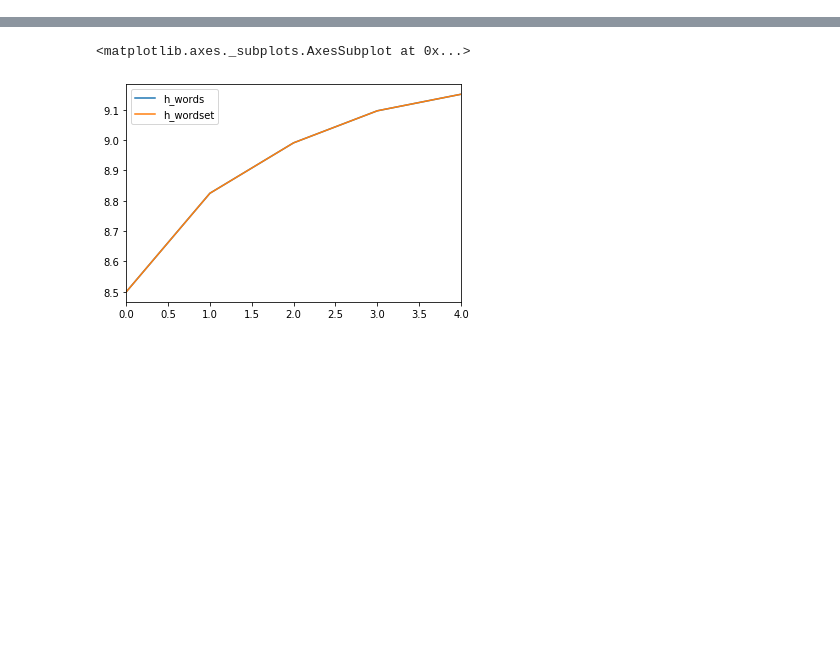
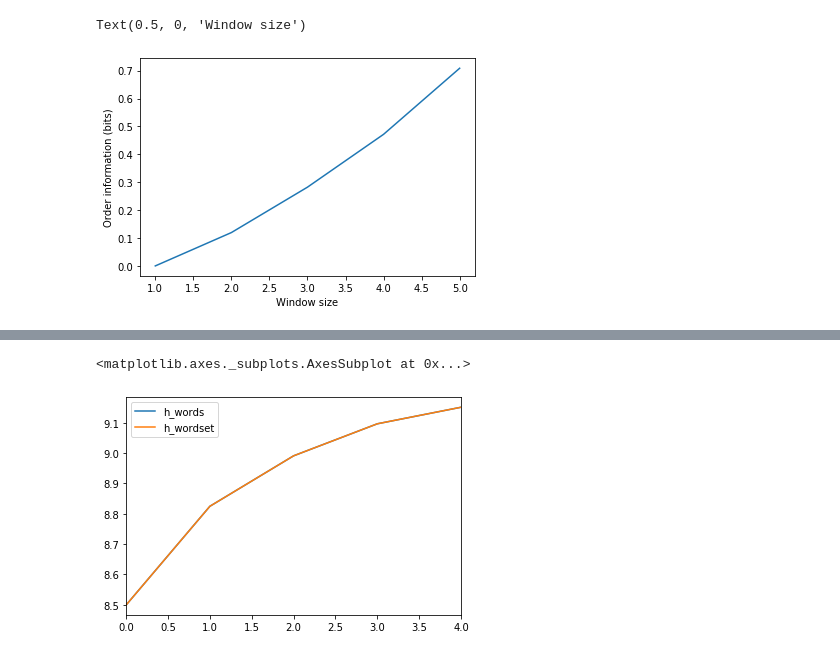
Before and after one commit to savoy1211/lsci199, a Jupyter notebook: lsci199/plot.ipynb, the cells around one changed output, grey strips where cells are left out. Drawn from its saved outputs; the diff is of its cells as text; code cells hidden in the pictures; blank space fills up the shorter version.

```diff
--- a/lsci199/plot.ipynb
+++ b/lsci199/plot.ipynb
@@ -1,3 +1,5 @@
 # %%
 from h_wordorder import *
 import matplotlib.pyplot as plt
+# %%
+df = pd.read_csv("bigram_model_results_windows1to5_moby_dick", index_col=0, parse_dates=True)
@@ -3,0 +15,8 @@ import matplotlib.pyplot as plt
+# %%
+df['window_size'] = df.index + 1
+plt.plot(df['window_size'], df['h_words'] - df['h_wordset'])
+plt.ylabel("Order information (bits)")
+plt.xlabel("Window size")
+# %% [output]
+Text(0.5, 0, 'Window size')
+[figure, added]
```
Also changed, not shown: parts of 9 cells of this notebook.
